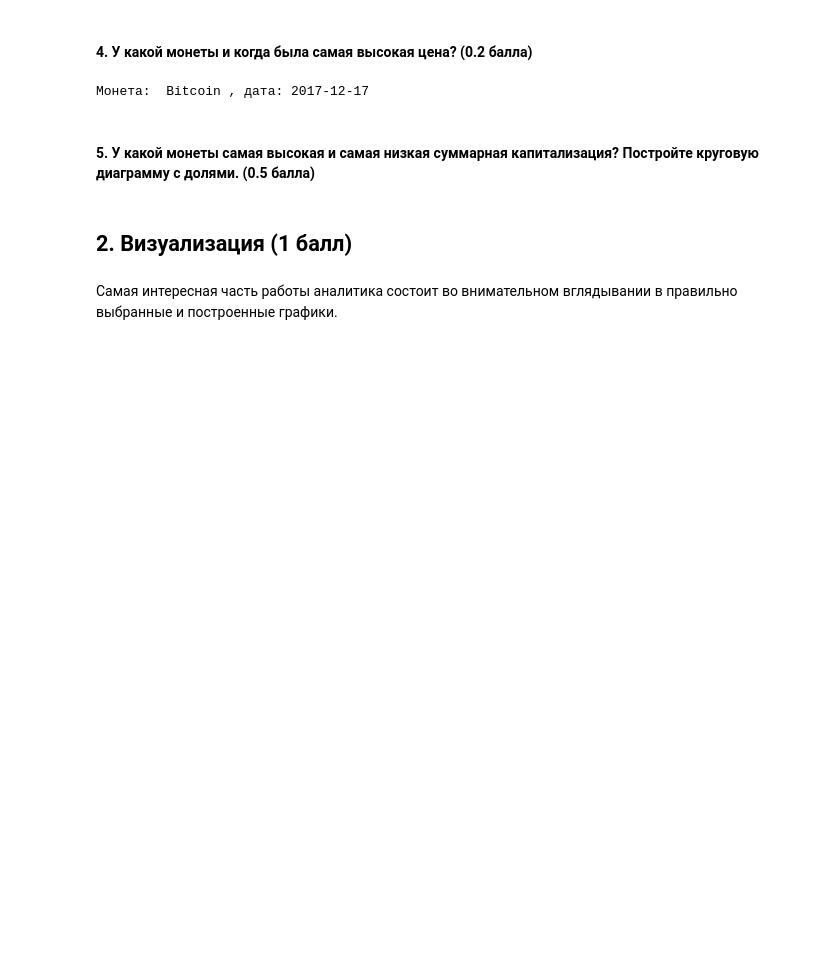
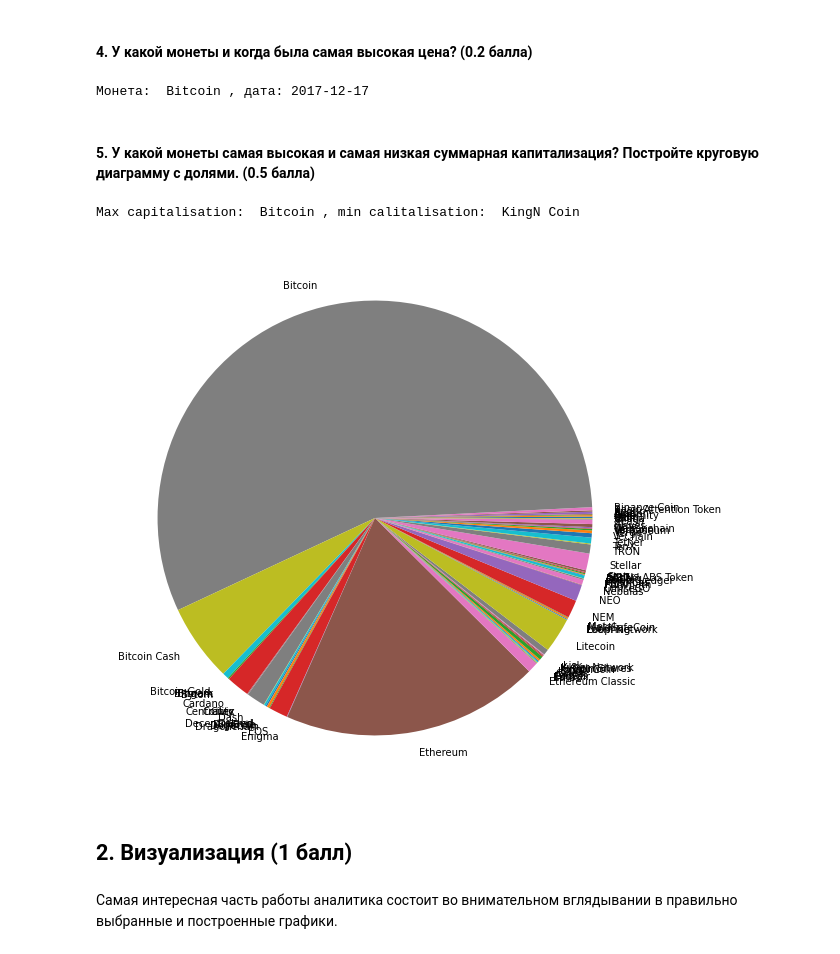
Before and after one commit to lilya4/python_lab, a Jupyter notebook: LabWork.ipynb, the cells around one changed output. Drawn from its saved outputs; the diff is of its cells as text; code cells hidden in the pictures; blank space fills up the shorter version.

```diff
--- a/LabWork.ipynb
+++ b/LabWork.ipynb
@@ -94,6 +94,15 @@ print('Name: ', highest_price.name[0], ', date:', highest_price.index[0])
 Монета:  Bitcoin , дата: 2017-12-17
 # %% [markdown]
 #### 5. У какой монеты самая высокая и самая низкая суммарная капитализация? Постройте круговую диаграмму с долями. (0.5 балла)
+# %%
+capitalisation = coins.groupby('name')['market'].sum()
+print('Max capitalisation: ', capitalisation.idxmax(), ", min calitalisation: ", capitalisation.idxmin())
+figure = plt.figure(figsize=(30, 10))
+plt.pie(capitalisation.values, labels=capitalisation.index)
+plt.show()
+# %% [output]
+Max capitalisation:  Bitcoin , min calitalisation:  KingN Coin
+[figure, added]
 # %% [markdown]
 ## 2. Визуализация (1 балл)
 # %% [markdown]
```
Also changed, not shown: parts of 5 cells of this notebook.
